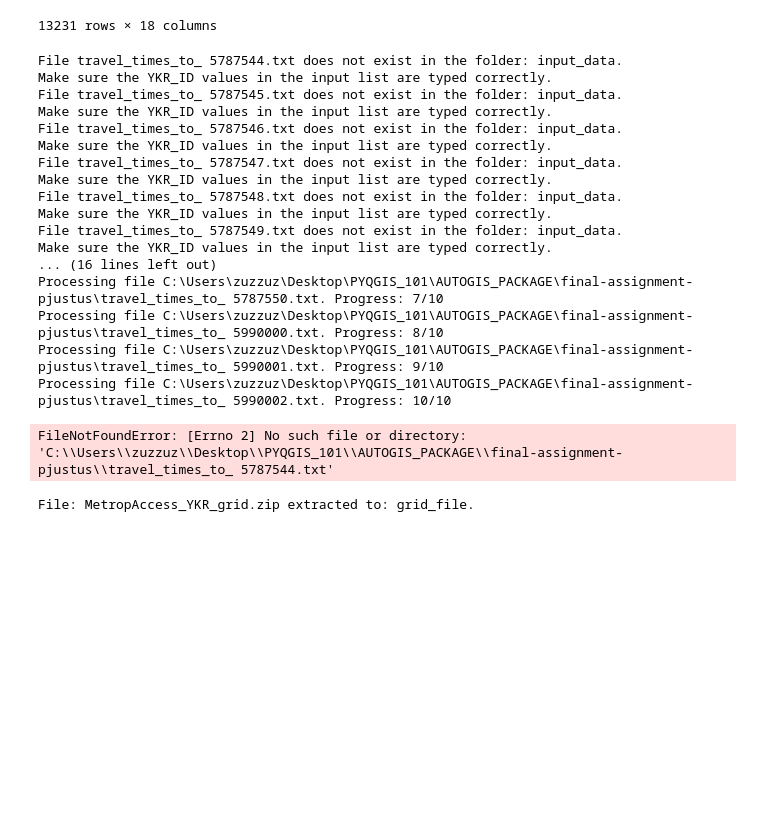
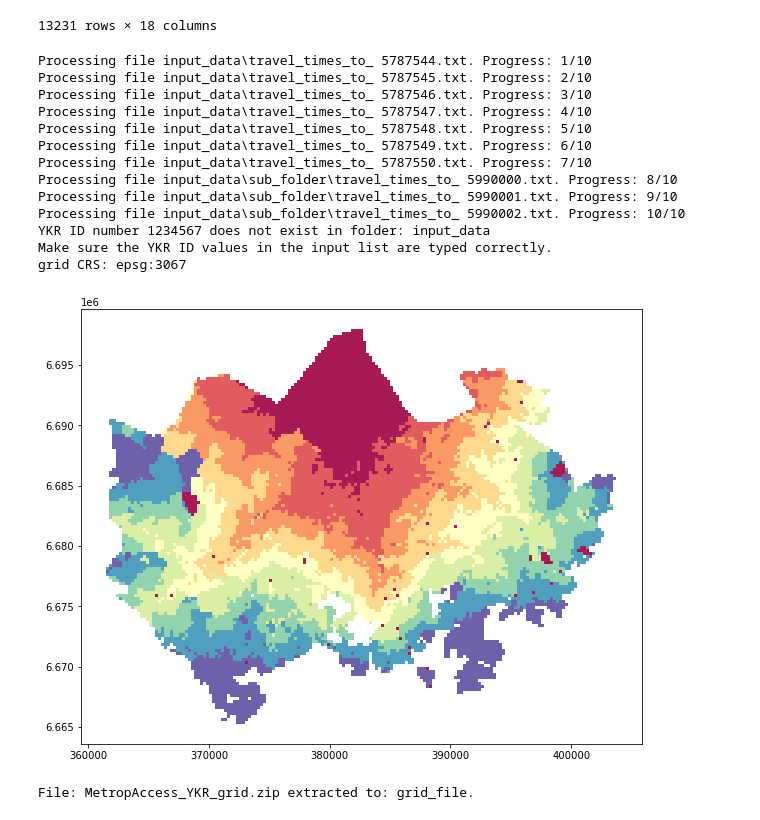
Before and after one commit to AutoGIS-2020/final-assignment-pjustus, a Jupyter notebook: AccessViz.ipynb, the cells around one changed output. Saved outputs shown, nothing was run; the diff lists cells and outputs as text; code cells hidden in the pictures; blank space fills up the shorter version.

Commit message:
TableJoiner started

```diff
--- a/AccessViz.ipynb
+++ b/AccessViz.ipynb
@@ -134,24 +113,46 @@ def TableJoiner(filepath: str):
+# %%
+def TableJoiner(filepaths: list, grid_fp: str, output_folder: str):
+
+    grid = gpd.read_file(grid_fp)
+    print("grid CRS:" ,grid.crs)
+
+    for fp in filepaths:
+
+        data = pd.read_csv(fp, sep=";")
+
+        merge = grid.merge(data, how="right", left_on="YKR_ID", right_on="from_id")
+
+        #merge.plot()
+
+        # Create one subplot, control figure size here
+        fig, ax = plt.subplots(figsize=(12, 8))
+
+        # Visualize travel times
+        merge.plot(ax=ax, column="car_r_t",  scheme="quantiles", cmap="Spectral", k=9, alpha=0.9)
+
+        # Save figure
+        #outfp = f"{fp}_map.png"
+        #plt.savefig(outfp, dpi=300)
+
+
+        break
 # %%
-TableJoiner(FileFinder(lista, "input_data")[0])
+TableJoiner(FileFinder(lista, "input_data"), "grid_file/MetropAccess_YKR_grid/MetropAccess_YKR_grid_EurefFIN.shp", "output_folder")
 # %% [output]
-File travel_times_to_ 5787544.txt does not exist in the folder: input_data.
-Make sure the YKR_ID values in the input list are typed correctly.
-File travel_times_to_ 5787545.txt does not exist in the folder: input_data.
-Make sure the YKR_ID values in the input list are typed correctly.
-File travel_times_to_ 5787546.txt does not exist in the folder: input_data.
-Make sure the YKR_ID values in the input list are typed correctly.
-File travel_times_to_ 5787547.txt does not exist in the folder: input_data.
-Make sure the YKR_ID values in the input list are typed correctly.
-File travel_times_to_ 5787548.txt does not exist in the folder: input_data.
-Make sure the YKR_ID values in the input list are typed correctly.
-File travel_times_to_ 5787549.txt does not exist in the folder: input_data.
-Make sure the YKR_ID values in the input list are typed correctly.
-... (16 lines left out)
-Processing file C:\Users\zuzzuz\Desktop\PYQGIS_101\AUTOGIS_PACKAGE\final-assignment-pjustus\travel_times_to_ 5787550.txt. Progress: 7/10
-Processing file C:\Users\zuzzuz\Desktop\PYQGIS_101\AUTOGIS_PACKAGE\final-assignment-pjustus\travel_times_to_ 5990000.txt. Progress: 8/10
-Processing file C:\Users\zuzzuz\Desktop\PYQGIS_101\AUTOGIS_PACKAGE\final-assignment-pjustus\travel_times_to_ 5990001.txt. Progress: 9/10
-Processing file C:\Users\zuzzuz\Desktop\PYQGIS_101\AUTOGIS_PACKAGE\final-assignment-pjustus\travel_times_to_ 5990002.txt. Progress: 10/10
+Processing file input_data\travel_times_to_ 5787544.txt. Progress: 1/10
+Processing file input_data\travel_times_to_ 5787545.txt. Progress: 2/10
+Processing file input_data\travel_times_to_ 5787546.txt. Progress: 3/10
+Processing file input_data\travel_times_to_ 5787547.txt. Progress: 4/10
+Processing file input_data\travel_times_to_ 5787548.txt. Progress: 5/10
+Processing file input_data\travel_times_to_ 5787549.txt. Progress: 6/10
+Processing file input_data\travel_times_to_ 5787550.txt. Progress: 7/10
+Processing file input_data\sub_folder\travel_times_to_ 5990000.txt. Progress: 8/10
+Processing file input_data\sub_folder\travel_times_to_ 5990001.txt. Progress: 9/10
+Processing file input_data\sub_folder\travel_times_to_ 5990002.txt. Progress: 10/10
+YKR ID number 1234567 does not exist in folder: input_data
+Make sure the YKR ID values in the input list are typed correctly.
+grid CRS: epsg:3067
-FileNotFoundError: [Errno 2] No such file or directory: 'C:\\Users\\zuzzuz\\Desktop\\PYQGIS_101\\AUTOGIS_PACKAGE\\final-assignment-pjustus\\travel_times_to_ 5787544.txt'
+[figure, added]
 # %%
 # Defining unzip
 def unzip(zip_file: str, target_folder: str):
```
Also changed, not shown: parts of 3 cells of this notebook.
